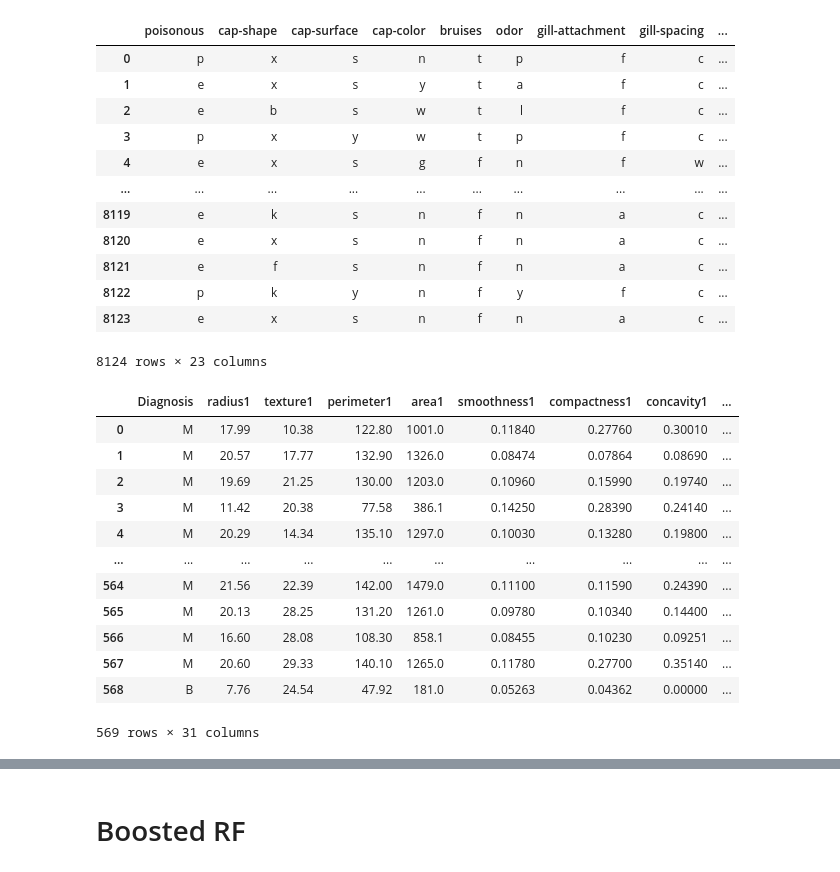
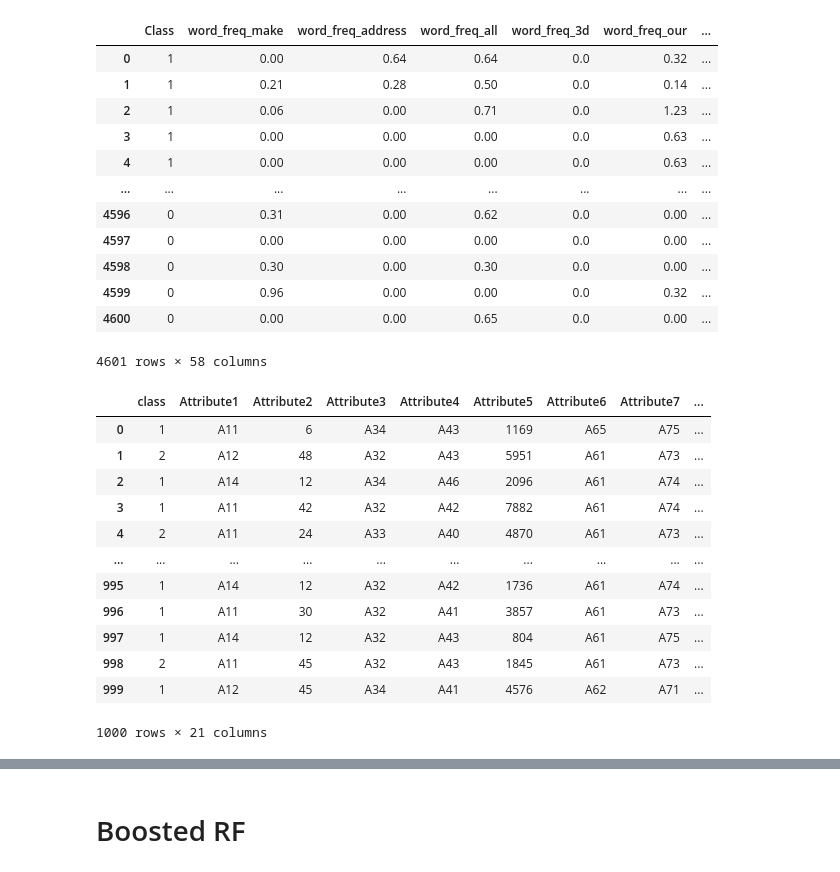
Before and after one commit to wz7475/Ensemble-RF-based-models, a Jupyter notebook: boosted_rf.ipynb, the cells around one changed output, grey strips where cells are left out. Drawn from its saved outputs; the diff is of its cells as text; code cells hidden in the pictures.

```diff
--- a/boosted_rf.ipynb
+++ b/boosted_rf.ipynb
@@ -4,40 +4,40 @@ from ucimlrepo import fetch_ucirepo
 import pandas as pd
 import numpy as np
 # %%
-mushroom = fetch_ucirepo(id=73)
-mushroom_features_df = pd.DataFrame.from_dict(mushroom['data']['features'])
-mushroom_classes_df = pd.DataFrame.from_dict(mushroom['data']['targets'])
-pd.concat([mushroom_classes_df, mushroom_features_df], axis=1)
+spambase = fetch_ucirepo(id=94)
+spambase_features_df = pd.DataFrame.from_dict(spambase['data']['features'])
+spambase_classes_df = pd.DataFrame.from_dict(spambase['data']['targets'])
+pd.concat([spambase_classes_df, spambase_features_df], axis=1)
 # %% [output]
-|  | poisonous | cap-shape | cap-surface | cap-color | bruises | odor | gill-attachment | gill-spacing | ... |
-| 0 | p | x | s | n | t | p | f | c | ... |
-| 1 | e | x | s | y | t | a | f | c | ... |
-| 2 | e | b | s | w | t | l | f | c | ... |
-| 3 | p | x | y | w | t | p | f | c | ... |
-| 4 | e | x | s | g | f | n | f | w | ... |
-| ... | ... | ... | ... | ... | ... | ... | ... | ... | ... |
-| 8119 | e | k | s | n | f | n | a | c | ... |
-| 8120 | e | x | s | n | f | n | a | c | ... |
-| 8121 | e | f | s | n | f | n | a | c | ... |
-| 8122 | p | k | y | n | f | y | f | c | ... |
-| 8123 | e | x | s | n | f | n | a | c | ... |
+|  | Class | word_freq_make | word_freq_address | word_freq_all | word_freq_3d | word_freq_our | ... |
+| 0 | 1 | 0.00 | 0.64 | 0.64 | 0.0 | 0.32 | ... |
+| 1 | 1 | 0.21 | 0.28 | 0.50 | 0.0 | 0.14 | ... |
+| 2 | 1 | 0.06 | 0.00 | 0.71 | 0.0 | 1.23 | ... |
+| 3 | 1 | 0.00 | 0.00 | 0.00 | 0.0 | 0.63 | ... |
+| 4 | 1 | 0.00 | 0.00 | 0.00 | 0.0 | 0.63 | ... |
+| ... | ... | ... | ... | ... | ... | ... | ... |
+| 4596 | 0 | 0.31 | 0.00 | 0.62 | 0.0 | 0.00 | ... |
+| 4597 | 0 | 0.00 | 0.00 | 0.00 | 0.0 | 0.00 | ... |
+| 4598 | 0 | 0.30 | 0.00 | 0.30 | 0.0 | 0.00 | ... |
+| 4599 | 0 | 0.96 | 0.00 | 0.00 | 0.0 | 0.32 | ... |
+| 4600 | 0 | 0.00 | 0.00 | 0.65 | 0.0 | 0.00 | ... |
-8124 rows × 23 columns
+4601 rows × 58 columns
 # %%
-breast_cancer = fetch_ucirepo(id=17)
-breast_cancer_features_df = pd.DataFrame.from_dict(breast_cancer['data']['features'])
-breast_cancer_classes_df = pd.DataFrame.from_dict(breast_cancer['data']['targets'])
-pd.concat([breast_cancer_classes_df, breast_cancer_features_df], axis=1)
+statlog = fetch_ucirepo(id=144)
+statlog_features_df = pd.DataFrame.from_dict(statlog['data']['features'])
+statlog_classes_df = pd.DataFrame.from_dict(statlog['data']['targets'])
+pd.concat([statlog_classes_df, statlog_features_df], axis=1)
 # %% [output]
-|  | Diagnosis | radius1 | texture1 | perimeter1 | area1 | smoothness1 | compactness1 | concavity1 | ... |
-| 0 | M | 17.99 | 10.38 | 122.80 | 1001.0 | 0.11840 | 0.27760 | 0.30010 | ... |
-| 1 | M | 20.57 | 17.77 | 132.90 | 1326.0 | 0.08474 | 0.07864 | 0.08690 | ... |
-| 2 | M | 19.69 | 21.25 | 130.00 | 1203.0 | 0.10960 | 0.15990 | 0.19740 | ... |
-| 3 | M | 11.42 | 20.38 | 77.58 | 386.1 | 0.14250 | 0.28390 | 0.24140 | ... |
-| 4 | M | 20.29 | 14.34 | 135.10 | 1297.0 | 0.10030 | 0.13280 | 0.19800 | ... |
+|  | class | Attribute1 | Attribute2 | Attribute3 | Attribute4 | Attribute5 | Attribute6 | Attribute7 | ... |
+| 0 | 1 | A11 | 6 | A34 | A43 | 1169 | A65 | A75 | ... |
+| 1 | 2 | A12 | 48 | A32 | A43 | 5951 | A61 | A73 | ... |
+| 2 | 1 | A14 | 12 | A34 | A46 | 2096 | A61 | A74 | ... |
+| 3 | 1 | A11 | 42 | A32 | A42 | 7882 | A61 | A74 | ... |
+| 4 | 2 | A11 | 24 | A33 | A40 | 4870 | A61 | A73 | ... |
 | ... | ... | ... | ... | ... | ... | ... | ... | ... | ... |
-| 564 | M | 21.56 | 22.39 | 142.00 | 1479.0 | 0.11100 | 0.11590 | 0.24390 | ... |
-| 565 | M | 20.13 | 28.25 | 131.20 | 1261.0 | 0.09780 | 0.10340 | 0.14400 | ... |
-| 566 | M | 16.60 | 28.08 | 108.30 | 858.1 | 0.08455 | 0.10230 | 0.09251 | ... |
-| 567 | M | 20.60 | 29.33 | 140.10 | 1265.0 | 0.11780 | 0.27700 | 0.35140 | ... |
-| 568 | B | 7.76 | 24.54 | 47.92 | 181.0 | 0.05263 | 0.04362 | 0.00000 | ... |
+| 995 | 1 | A14 | 12 | A32 | A42 | 1736 | A61 | A74 | ... |
+| 996 | 1 | A11 | 30 | A32 | A41 | 3857 | A61 | A73 | ... |
+| 997 | 1 | A14 | 12 | A32 | A43 | 804 | A61 | A75 | ... |
+| 998 | 2 | A11 | 45 | A32 | A43 | 1845 | A61 | A73 | ... |
+| 999 | 1 | A12 | 45 | A34 | A41 | 4576 | A62 | A71 | ... |
-569 rows × 31 columns
+1000 rows × 21 columns
```
Also changed, not shown: parts of 31 cells of this notebook, 1 other file.
